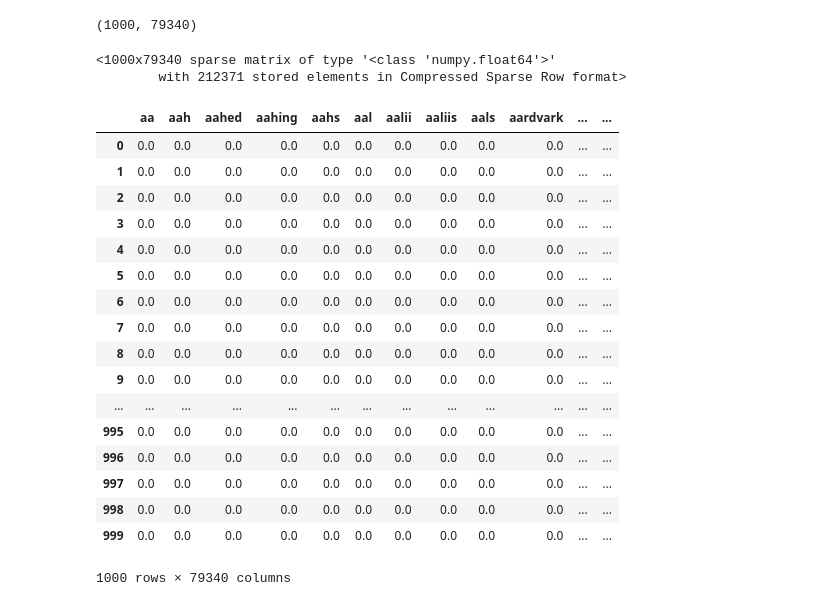
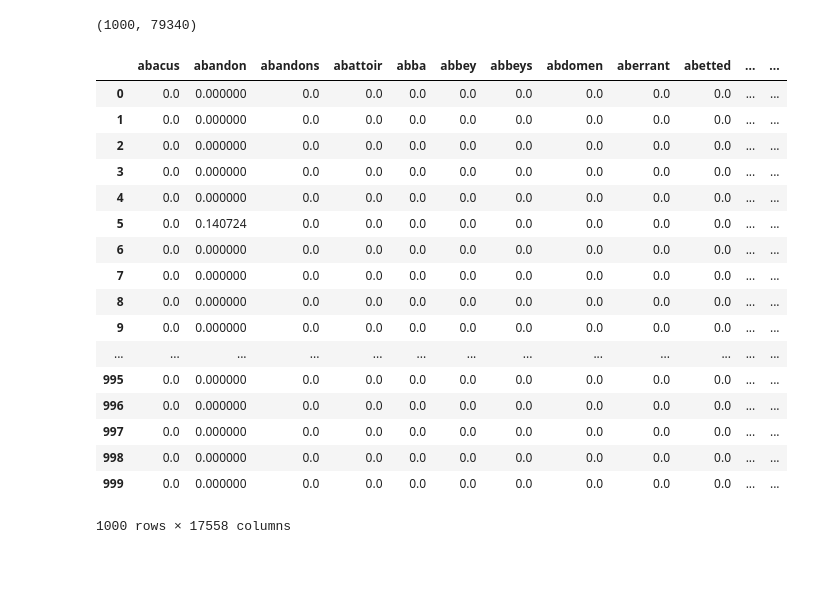
Before and after one commit to ncmatson/SMU_ML_Labs, a Jupyter notebook: 02smuml_lab/lab2.ipynb, the cells around one changed output. Saved outputs shown, nothing was run; the diff lists cells and outputs as text; code cells hidden in the pictures; blank space fills up the shorter version.

```diff
--- a/02smuml_lab/lab2.ipynb
+++ b/02smuml_lab/lab2.ipynb
@@ -103,41 +240,37 @@ We can reduce the size of the dataset more by doing a TFIDF conversion and thres
 # %%
 from sklearn.feature_extraction.text import TfidfVectorizer
 
-
 tfidfer = TfidfVectorizer(stop_words='english', vocabulary=vocab)
 
-tfidf = tfidfer.fit_transform(reviews.content.tolist())
+
+tfidf = tfidfer.fit_transform(all_text)
 print(tfidf.shape)
 # %% [output]
 (1000, 79340)
-# %%
-tfidf
-# %% [output]
-<1000x79340 sparse matrix of type '<class 'numpy.float64'>'
-        with 212371 stored elements in Compressed Sparse Row format>
 # %%
 df_tfidf = pd.DataFrame(data=tfidf.toarray(),columns=tfidfer.get_feature_names())
+df_tfidf = df_tfidf.loc[:, (df_tfidf != 0).any(axis=0)]
+
+df_tfidf.head()
+# %% [output]
+|  | abacus | abandon | abandons | abattoir | abba | abbey | abbeys | abdomen | aberrant | abetted | ... | ... |
+| 0 | 0.0 | 0.000000 | 0.0 | 0.0 | 0.0 | 0.0 | 0.0 | 0.0 | 0.0 | 0.0 | ... | ... |
+| 1 | 0.0 | 0.000000 | 0.0 | 0.0 | 0.0 | 0.0 | 0.0 | 0.0 | 0.0 | 0.0 | ... | ... |
+| 2 | 0.0 | 0.000000 | 0.0 | 0.0 | 0.0 | 0.0 | 0.0 | 0.0 | 0.0 | 0.0 | ... | ... |
+| 3 | 0.0 | 0.000000 | 0.0 | 0.0 | 0.0 | 0.0 | 0.0 | 0.0 | 0.0 | 0.0 | ... | ... |
+| 4 | 0.0 | 0.000000 | 0.0 | 0.0 | 0.0 | 0.0 | 0.0 | 0.0 | 0.0 | 0.0 | ... | ... |
+| 5 | 0.0 | 0.140724 | 0.0 | 0.0 | 0.0 | 0.0 | 0.0 | 0.0 | 0.0 | 0.0 | ... | ... |
+| 6 | 0.0 | 0.000000 | 0.0 | 0.0 | 0.0 | 0.0 | 0.0 | 0.0 | 0.0 | 0.0 | ... | ... |
+| 7 | 0.0 | 0.000000 | 0.0 | 0.0 | 0.0 | 0.0 | 0.0 | 0.0 | 0.0 | 0.0 | ... | ... |
+| 8 | 0.0 | 0.000000 | 0.0 | 0.0 | 0.0 | 0.0 | 0.0 | 0.0 | 0.0 | 0.0 | ... | ... |
+| 9 | 0.0 | 0.000000 | 0.0 | 0.0 | 0.0 | 0.0 | 0.0 | 0.0 | 0.0 | 0.0 | ... | ... |
+| ... | ... | ... | ... | ... | ... | ... | ... | ... | ... | ... | ... | ... |
+| 995 | 0.0 | 0.000000 | 0.0 | 0.0 | 0.0 | 0.0 | 0.0 | 0.0 | 0.0 | 0.0 | ... | ... |
+| 996 | 0.0 | 0.000000 | 0.0 | 0.0 | 0.0 | 0.0 | 0.0 | 0.0 | 0.0 | 0.0 | ... | ... |
+| 997 | 0.0 | 0.000000 | 0.0 | 0.0 | 0.0 | 0.0 | 0.0 | 0.0 | 0.0 | 0.0 | ... | ... |
+| 998 | 0.0 | 0.000000 | 0.0 | 0.0 | 0.0 | 0.0 | 0.0 | 0.0 | 0.0 | 0.0 | ... | ... |
+| 999 | 0.0 | 0.000000 | 0.0 | 0.0 | 0.0 | 0.0 | 0.0 | 0.0 | 0.0 | 0.0 | ... | ... |
+1000 rows × 17558 columns
-# %%
-df_tfidf
-# %% [output]
-|  | aa | aah | aahed | aahing | aahs | aal | aalii | aaliis | aals | aardvark | ... | ... |
-| 0 | 0.0 | 0.0 | 0.0 | 0.0 | 0.0 | 0.0 | 0.0 | 0.0 | 0.0 | 0.0 | ... | ... |
-| 1 | 0.0 | 0.0 | 0.0 | 0.0 | 0.0 | 0.0 | 0.0 | 0.0 | 0.0 | 0.0 | ... | ... |
-| 2 | 0.0 | 0.0 | 0.0 | 0.0 | 0.0 | 0.0 | 0.0 | 0.0 | 0.0 | 0.0 | ... | ... |
-| 3 | 0.0 | 0.0 | 0.0 | 0.0 | 0.0 | 0.0 | 0.0 | 0.0 | 0.0 | 0.0 | ... | ... |
-| 4 | 0.0 | 0.0 | 0.0 | 0.0 | 0.0 | 0.0 | 0.0 | 0.0 | 0.0 | 0.0 | ... | ... |
-| 5 | 0.0 | 0.0 | 0.0 | 0.0 | 0.0 | 0.0 | 0.0 | 0.0 | 0.0 | 0.0 | ... | ... |
-| 6 | 0.0 | 0.0 | 0.0 | 0.0 | 0.0 | 0.0 | 0.0 | 0.0 | 0.0 | 0.0 | ... | ... |
-| 7 | 0.0 | 0.0 | 0.0 | 0.0 | 0.0 | 0.0 | 0.0 | 0.0 | 0.0 | 0.0 | ... | ... |
-| 8 | 0.0 | 0.0 | 0.0 | 0.0 | 0.0 | 0.0 | 0.0 | 0.0 | 0.0 | 0.0 | ... | ... |
-| 9 | 0.0 | 0.0 | 0.0 | 0.0 | 0.0 | 0.0 | 0.0 | 0.0 | 0.0 | 0.0 | ... | ... |
-| ... | ... | ... | ... | ... | ... | ... | ... | ... | ... | ... | ... | ... |
-| 995 | 0.0 | 0.0 | 0.0 | 0.0 | 0.0 | 0.0 | 0.0 | 0.0 | 0.0 | 0.0 | ... | ... |
-| 996 | 0.0 | 0.0 | 0.0 | 0.0 | 0.0 | 0.0 | 0.0 | 0.0 | 0.0 | 0.0 | ... | ... |
-| 997 | 0.0 | 0.0 | 0.0 | 0.0 | 0.0 | 0.0 | 0.0 | 0.0 | 0.0 | 0.0 | ... | ... |
-| 998 | 0.0 | 0.0 | 0.0 | 0.0 | 0.0 | 0.0 | 0.0 | 0.0 | 0.0 | 0.0 | ... | ... |
-| 999 | 0.0 | 0.0 | 0.0 | 0.0 | 0.0 | 0.0 | 0.0 | 0.0 | 0.0 | 0.0 | ... | ... |
-1000 rows × 79340 columns
 # %%
 df_tfidf.max().sort_values()[-10:]
 # %% [output]
```
Also changed, not shown: parts of 26 cells of this notebook.
